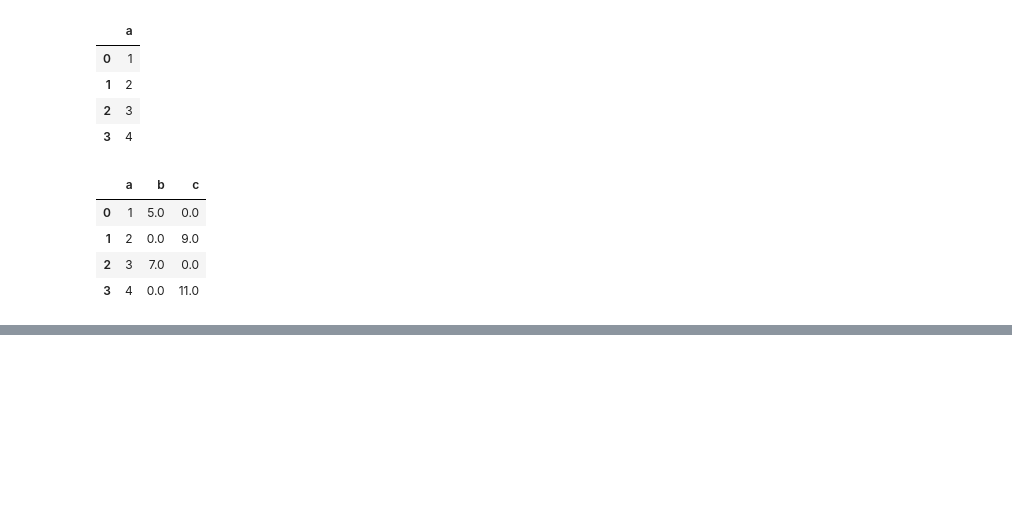
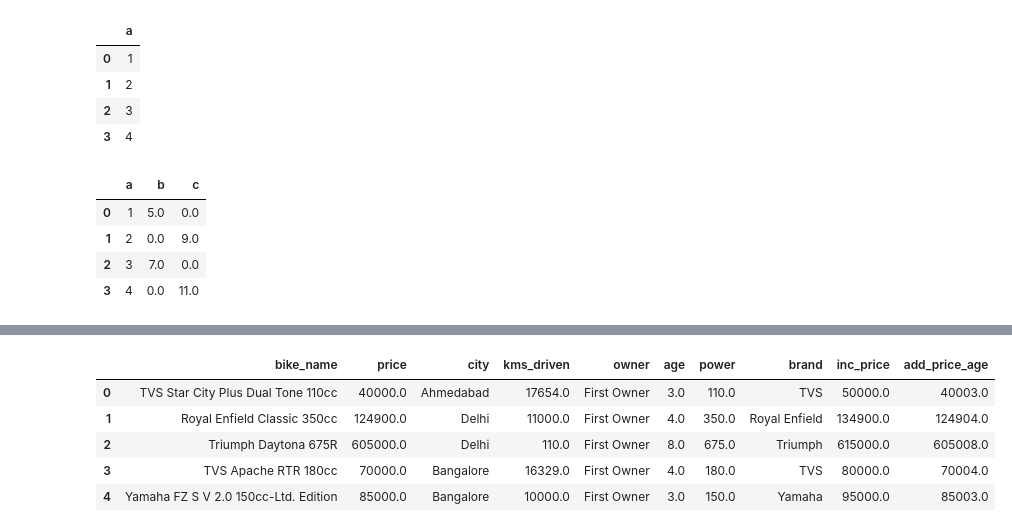
Before and after one commit to jaikrishann/45daysACT, a Jupyter notebook: LIB/pandas.ipynb, the cells around one changed output, grey strips where cells are left out. Drawn from its saved outputs; the diff is of its cells as text; code cells hidden in the pictures; blank space fills up the shorter version.

```diff
--- a/LIB/pandas.ipynb
+++ b/LIB/pandas.ipynb
@@ -325,0 +330,9 @@ df.fillna(df["price"].mean())
+# %%
+df.head()
+# %% [output]
+|  | bike_name | price | city | kms_driven | owner | age | power | brand | inc_price | add_price_age |
+| 0 | TVS Star City Plus Dual Tone 110cc | 40000.0 | Ahmedabad | 17654.0 | First Owner | 3.0 | 110.0 | TVS | 50000.0 | 40003.0 |
+| 1 | Royal Enfield Classic 350cc | 124900.0 | Delhi | 11000.0 | First Owner | 4.0 | 350.0 | Royal Enfield | 134900.0 | 124904.0 |
+| 2 | Triumph Daytona 675R | 605000.0 | Delhi | 110.0 | First Owner | 8.0 | 675.0 | Triumph | 615000.0 | 605008.0 |
+| 3 | TVS Apache RTR 180cc | 70000.0 | Bangalore | 16329.0 | First Owner | 4.0 | 180.0 | TVS | 80000.0 | 70004.0 |
+| 4 | Yamaha FZ S V 2.0 150cc-Ltd. Edition | 85000.0 | Bangalore | 10000.0 | First Owner | 3.0 | 150.0 | Yamaha | 95000.0 | 85003.0 |
```
Also changed, not shown: parts of 12 cells of this notebook, 4 other files.
